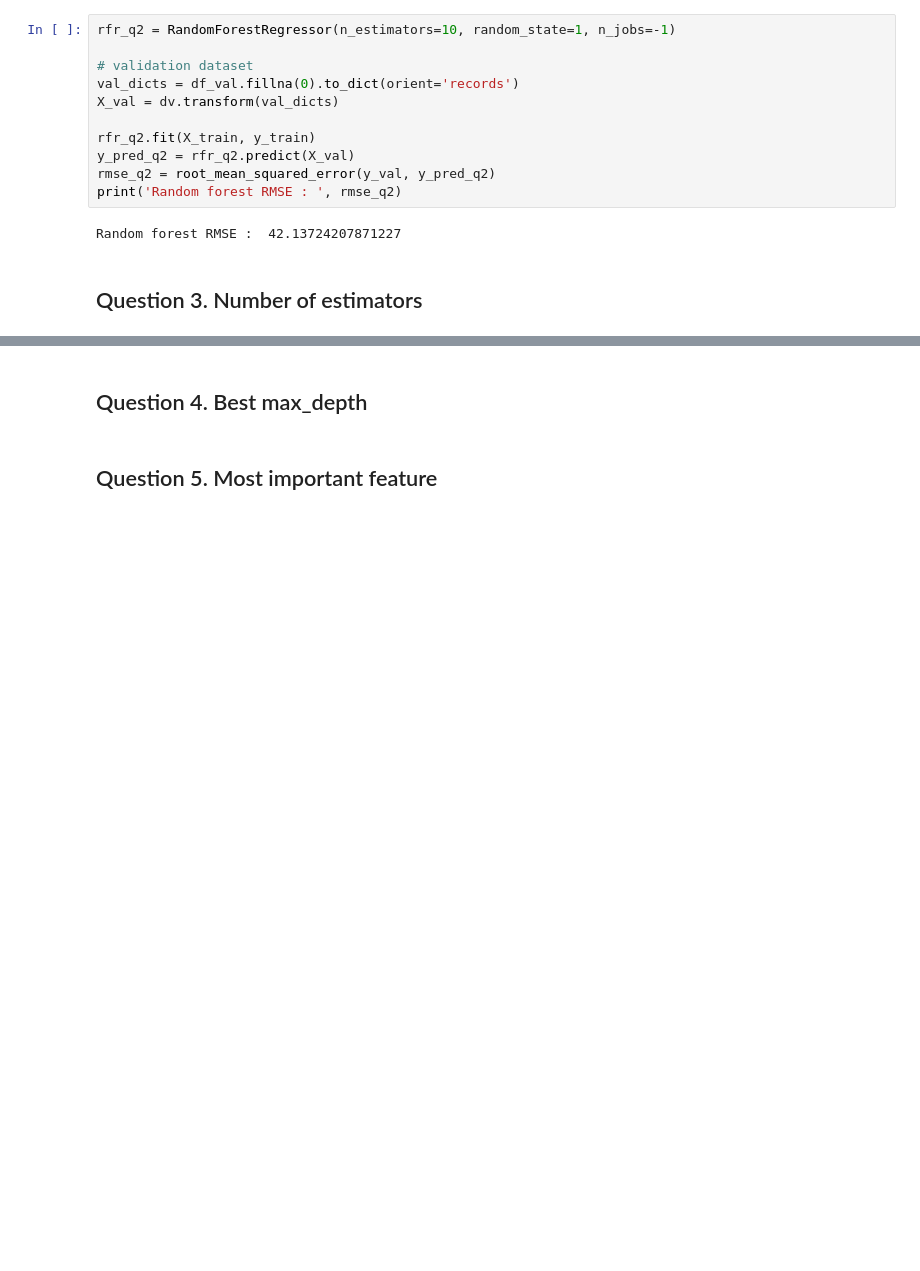
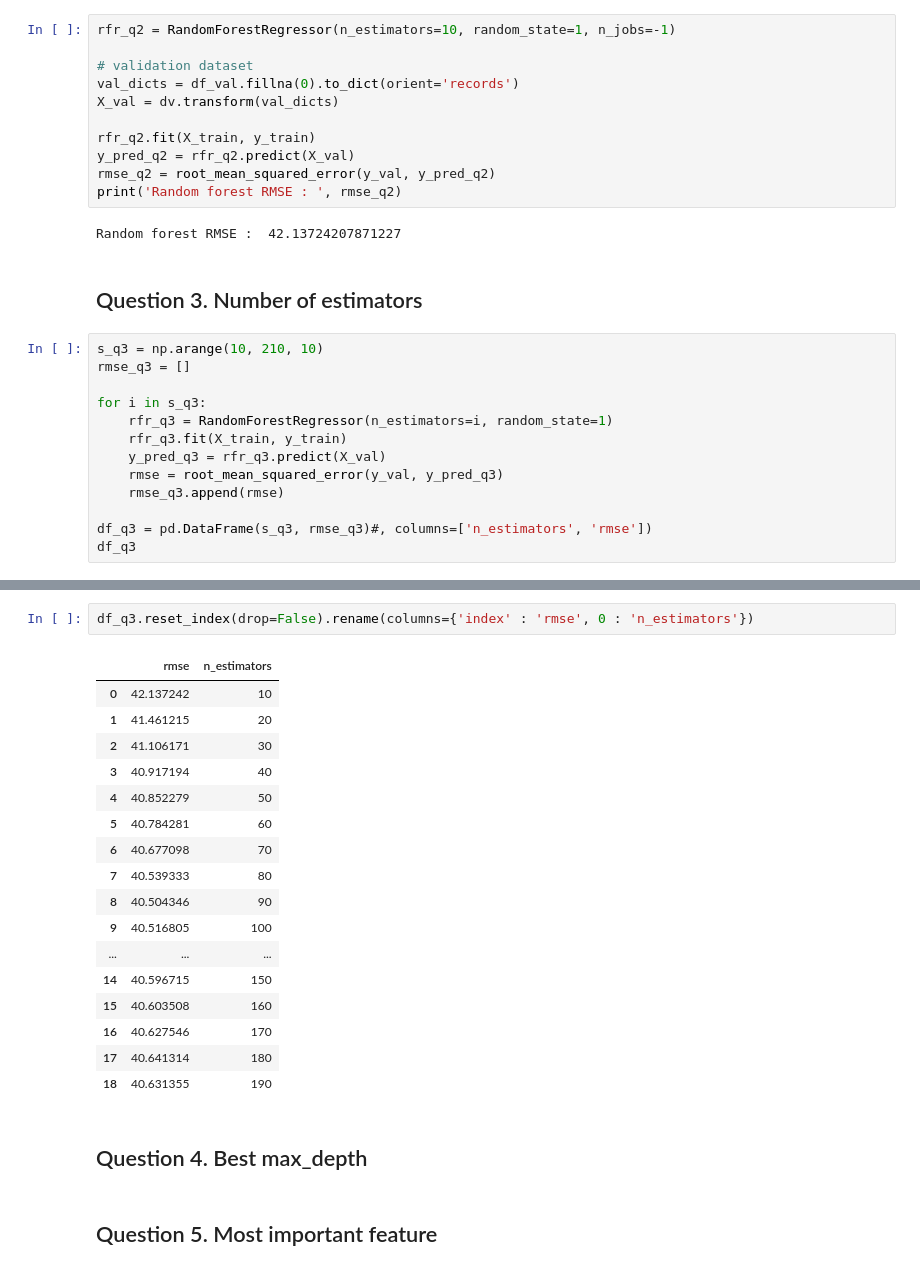
Before and after one commit to julam9/ML-Zoomcamp-2024, a Jupyter notebook: Week-6/hw6.ipynb, the cells around one changed output, grey strips where cells are left out. Drawn from its saved outputs; the diff is of its cells as text; blank space fills up the shorter version.

```diff
--- a/Week-6/hw6.ipynb
+++ b/Week-6/hw6.ipynb
@@ -109,3 +109,16 @@ print('Random forest RMSE : ', rmse_q2)
 Random forest RMSE :  42.13724207871227
 # %% [markdown]
 ## Question 3. Number of estimators
+# %%
+s_q3 = np.arange(10, 210, 10)
+rmse_q3 = []
+
+for i in s_q3:
+    rfr_q3 = RandomForestRegressor(n_estimators=i, random_state=1)
+    rfr_q3.fit(X_train, y_train)
+    y_pred_q3 = rfr_q3.predict(X_val)
+    rmse = root_mean_squared_error(y_val, y_pred_q3)
+    rmse_q3.append(rmse)
+
+df_q3 = pd.DataFrame(s_q3, rmse_q3)#, columns=['n_estimators', 'rmse'])
+df_q3
@@ -112,3 +143,23 @@ Random forest RMSE :  42.13724207871227
+# %%
+df_q3.reset_index(drop=False).rename(columns={'index' : 'rmse', 0 : 'n_estimators'})
+# %% [output]
+|  | rmse | n_estimators |
+| 0 | 42.137242 | 10 |
+| 1 | 41.461215 | 20 |
+| 2 | 41.106171 | 30 |
+| 3 | 40.917194 | 40 |
+| 4 | 40.852279 | 50 |
+| 5 | 40.784281 | 60 |
+| 6 | 40.677098 | 70 |
+| 7 | 40.539333 | 80 |
+| 8 | 40.504346 | 90 |
+| 9 | 40.516805 | 100 |
+| ... | ... | ... |
+| 14 | 40.596715 | 150 |
+| 15 | 40.603508 | 160 |
+| 16 | 40.627546 | 170 |
+| 17 | 40.641314 | 180 |
+| 18 | 40.631355 | 190 |
 # %% [markdown]
 ## Question 4. Best max_depth
 # %% [markdown]
```
Also changed, not shown: parts of 1 cell of this notebook.
